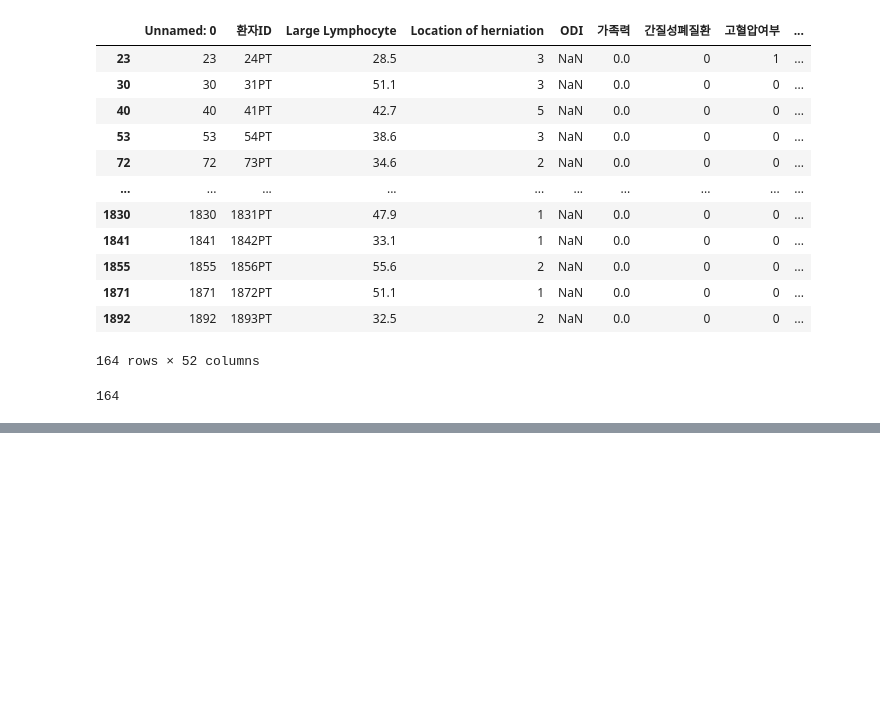
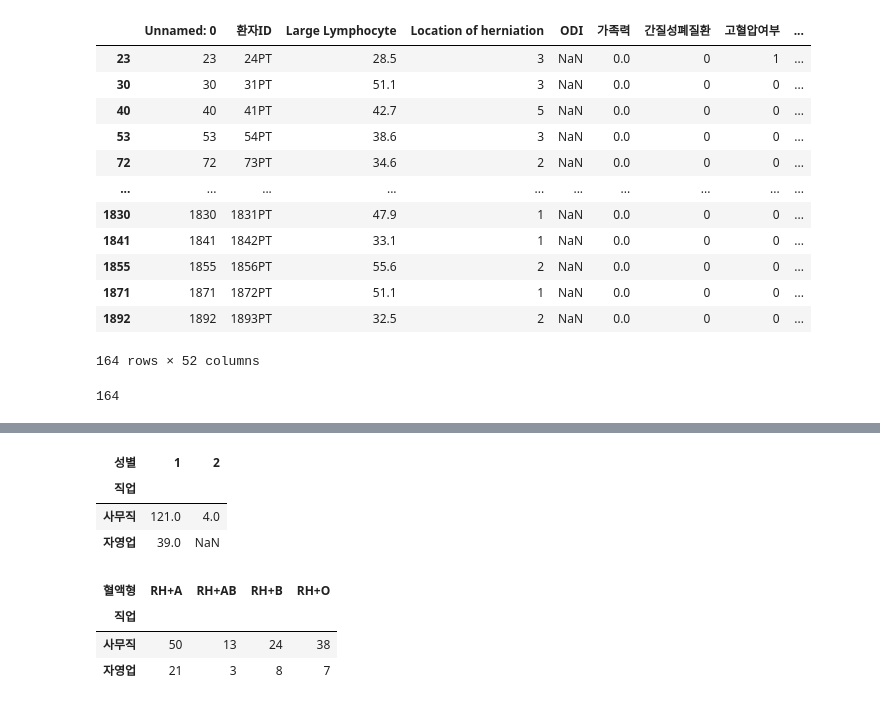
Before and after one commit to angelamyungjoosong/study_data_analytics, a Jupyter notebook: codes/DDA/RecurrenceOfSurgery_DDA.ipynb, the cells around one changed output, grey strips where cells are left out. Saved outputs shown, nothing was run; the diff lists cells and outputs as text; code cells hidden in the pictures; blank space fills up the shorter version.

```diff
--- a/codes/DDA/RecurrenceOfSurgery_DDA.ipynb
+++ b/codes/DDA/RecurrenceOfSurgery_DDA.ipynb
@@ -266,3 +270,5 @@ df_ROS_condition2
 len(df_ROS_condition2)
 # %% [output]
 164
+# %%
+list_df_ROS = list(df_ROS['직업'].value_counts().iloc[:2].index)
@@ -268,0 +289,4 @@ len(df_ROS_condition2)
+# %%
+condition = (df_ROS['직업'] == list_df_ROS[1]) | (df_ROS['직업'] == list_df_ROS[0])
+df_ROS_condition1 = df_ROS.loc[condition]
+df_ROS_condition1
@@ -268,0 +307,4 @@ len(df_ROS_condition2)
+# %%
+condition2 = (df_ROS_condition1['체중'] > 70 ) & (df_ROS_condition1['신장'] > 170) & (df_ROS_condition1['흡연여부'] == 0)
+df_ROS_condition2 = df_ROS_condition1.loc[condition2]
+df_ROS_condition2
@@ -268,0 +334,15 @@ len(df_ROS_condition2)
+# %%
+import numpy as np
+df_ROS_condition2.pivot_table(index = '직업', columns ='성별', aggfunc = 'size')
+# %% [output]
+| 성별 | 1 | 2 |
+| 직업 |  |  |
+| 사무직 | 121.0 | 4.0 |
+| 자영업 | 39.0 | NaN |
+# %%
+df_ROS_condition2.pivot_table(index = '직업', columns = '혈액형', aggfunc = 'size'  )
+# %% [output]
+| 혈액형 | RH+A | RH+AB | RH+B | RH+O |
+| 직업 |  |  |  |  |
+| 사무직 | 50 | 13 | 24 | 38 |
+| 자영업 | 21 | 3 | 8 | 7 |
```
Also changed, not shown: parts of 10 cells of this notebook, 1 other file.
